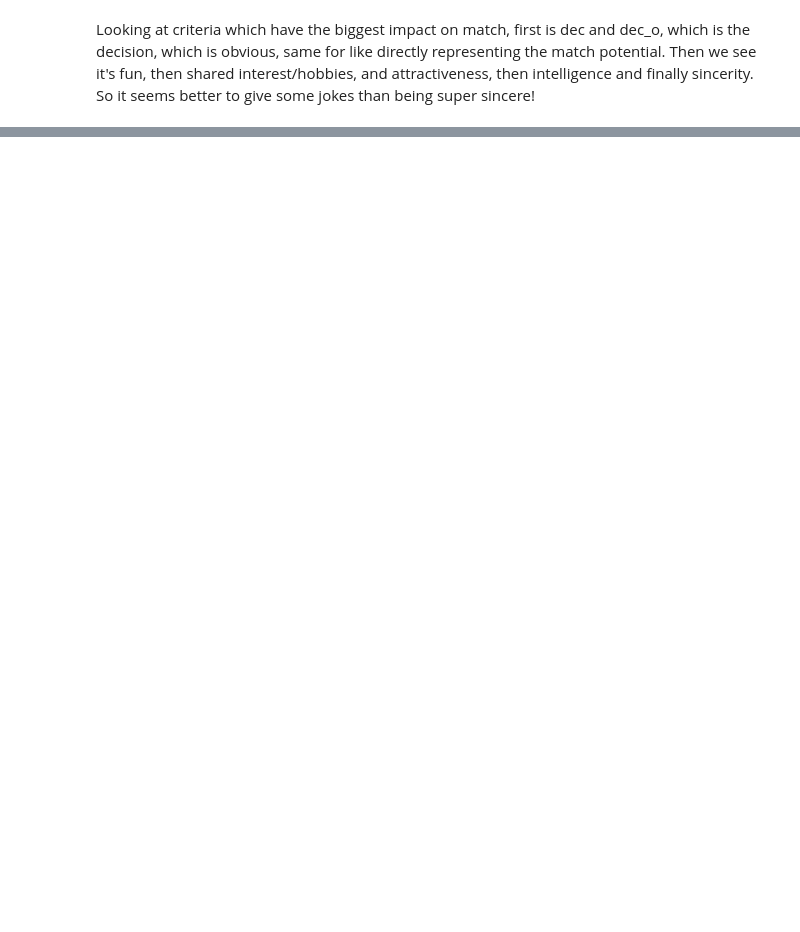
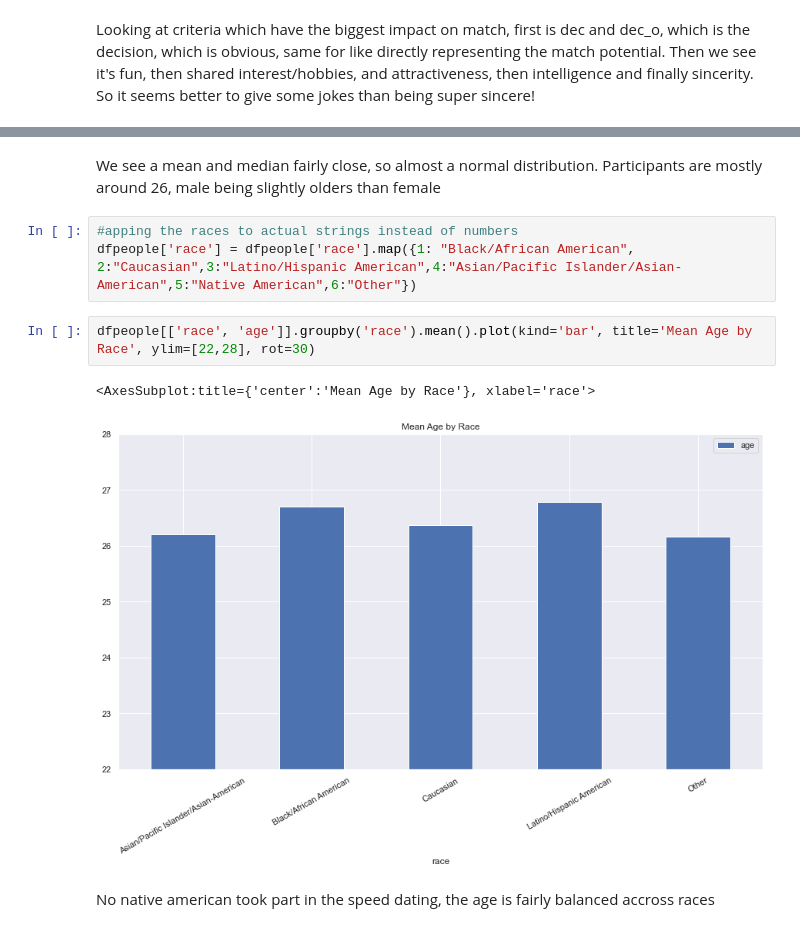
Before and after one commit to NicolasTFR/speeddating, a Jupyter notebook: speeddating.ipynb, the cells around one changed output, grey strips where cells are left out. Drawn from its saved outputs; the diff is of its cells as text; blank space fills up the shorter version.

```diff
--- a/speeddating.ipynb
+++ b/speeddating.ipynb
@@ -181,0 +235,12 @@ Looking at criteria which have the biggest impact on match, first is dec and dec
+# %% [markdown]
+We see a mean and median fairly close, so almost a normal distribution. Participants are mostly around 26, male being slightly olders than female
+# %%
+#apping the races to actual strings instead of numbers
+dfpeople['race'] = dfpeople['race'].map({1: "Black/African American", 2:"Caucasian",3:"Latino/Hispanic American",4:"Asian/Pacific Islander/Asian-American",5:"Native American",6:"Other"})
+# %%
+dfpeople[['race', 'age']].groupby('race').mean().plot(kind='bar', title='Mean Age by Race', ylim=[22,28], rot=30)
+# %% [output]
+<AxesSubplot:title={'center':'Mean Age by Race'}, xlabel='race'>
+[figure, added]
+# %% [markdown]
+No native american took part in the speed dating, the age is fairly balanced accross races
```
Also changed, not shown: parts of 17 cells of this notebook.
